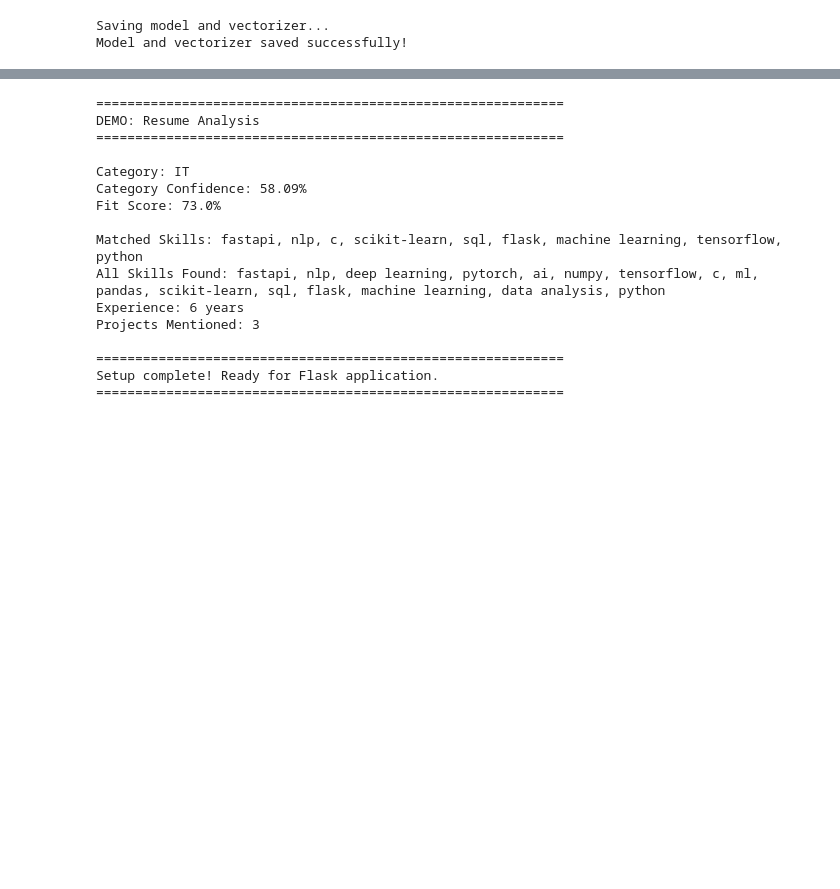
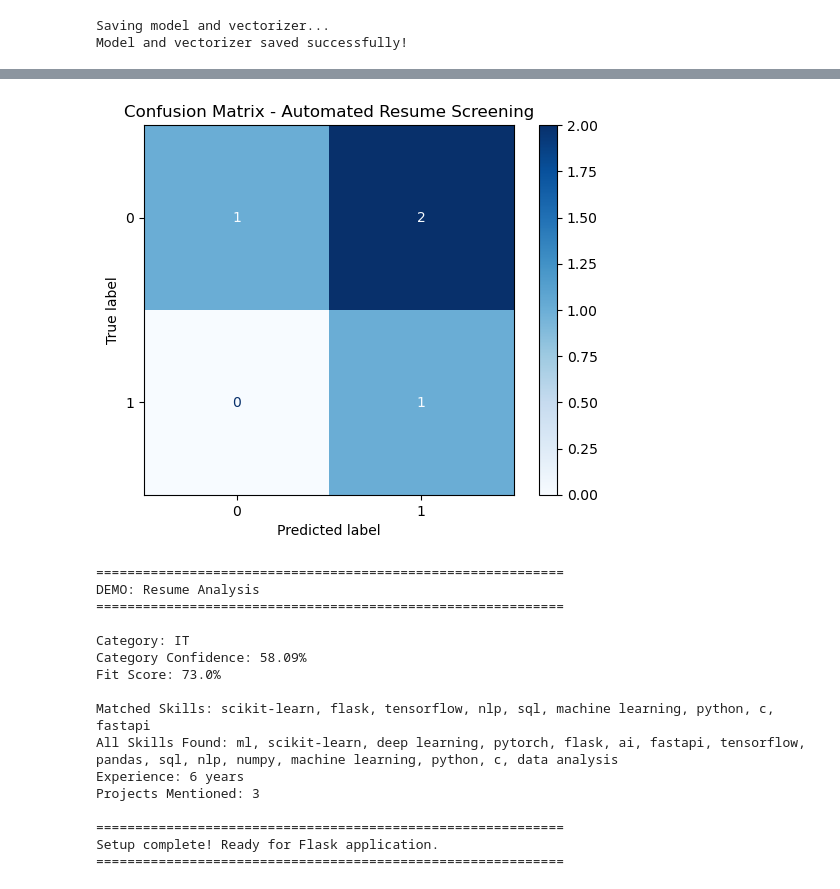
Before and after one commit to Navya032006/Automated-Resume-Screening, a Jupyter notebook: resume.ipynb, the cells around one changed output, grey strips where cells are left out. Cells and saved outputs as stored; diff of their text form; code cells hidden in the pictures; blank space fills up the shorter version.

```diff
--- a/resume.ipynb
+++ b/resume.ipynb
@@ -261,3 +309,34 @@ Model and vectorizer saved successfully!
+# %%
+from sklearn.model_selection import train_test_split
+from sklearn.feature_extraction.text import TfidfVectorizer
+from sklearn.linear_model import LogisticRegression
+from sklearn.metrics import confusion_matrix, ConfusionMatrixDisplay
+import matplotlib.pyplot as plt
+
+X = df['resume']
+y = df['label']
+
+X_train, X_test, y_train, y_test = train_test_split(
+    X, y, test_size=0.2, random_state=42
+)
+
+tfidf = TfidfVectorizer(stop_words='english', max_features=3000)
+X_train_tfidf = tfidf.fit_transform(X_train)
+X_test_tfidf = tfidf.transform(X_test)
+
+model = LogisticRegression()
+model.fit(X_train_tfidf, y_train)
+
+y_pred = model.predict(X_test_tfidf)
+
+cm = confusion_matrix(y_test, y_pred)
+
+disp = ConfusionMatrixDisplay(confusion_matrix=cm)
+disp.plot(cmap='Blues')
+plt.title("Confusion Matrix - Automated Resume Screening")
+plt.show()
+# %% [output]
+[figure, added]
 # %%
 # Cell 15: Test the Complete System
 def analyze_resume(resume_text, job_description):
@@ -282,6 +361,34 @@ def analyze_resume(resume_text, job_description):
     }
 # %%
 # Cell 16: Demo Analysis
+import pickle
+
+# Load trained model and vectorizer
+with open('resume_classifier_model.pkl', 'rb') as f:
+    model = pickle.load(f)
+
+with open('tfidf_vectorizer.pkl', 'rb') as f:
+    tfidf_vectorizer = pickle.load(f)
+
+# Your analyze_resume as in the project
+def analyze_resume(resume_text, job_description):
+    resume_vector = tfidf_vectorizer.transform([resume_text])
+    category = model.predict(resume_vector)[0]
+    category_prob = model.predict_proba(resume_vector)[0]
+
+    fit_data = calculate_fit_score(resume_text, job_description)
+
+    return {
+        'category': category,
+        'category_confidence': round(max(category_prob) * 100, 2),
+        'fit_score': fit_data['fit_score'],
+        'matched_skills': fit_data['matched_skills'],
+        'total_skills': fit_data['total_skills'],
+        'experience_years': fit_data['experience_years'],
+        'project_count': fit_data['project_count']
+    }
+
+# Your demo code – this will now work
 sample_resume = """
 Senior Python Developer with 6 years of experience in machine learning and AI.
 Expert in deep learning frameworks like TensorFlow and PyTorch. Built 15+ ML projects
@@ -320,8 +427,8 @@ Category: IT
 Category Confidence: 58.09%
 Fit Score: 73.0%
 
-Matched Skills: fastapi, nlp, c, scikit-learn, sql, flask, machine learning, tensorflow, python
-All Skills Found: fastapi, nlp, deep learning, pytorch, ai, numpy, tensorflow, c, ml, pandas, scikit-learn, sql, flask, machine learning, data analysis, python
+Matched Skills: scikit-learn, flask, tensorflow, nlp, sql, machine learning, python, c, fastapi
+All Skills Found: ml, scikit-learn, deep learning, pytorch, flask, ai, fastapi, tensorflow, pandas, sql, nlp, numpy, machine learning, python, c, data analysis
 Experience: 6 years
 Projects Mentioned: 3
 
```
Also changed, not shown: parts of 4 cells of this notebook.
